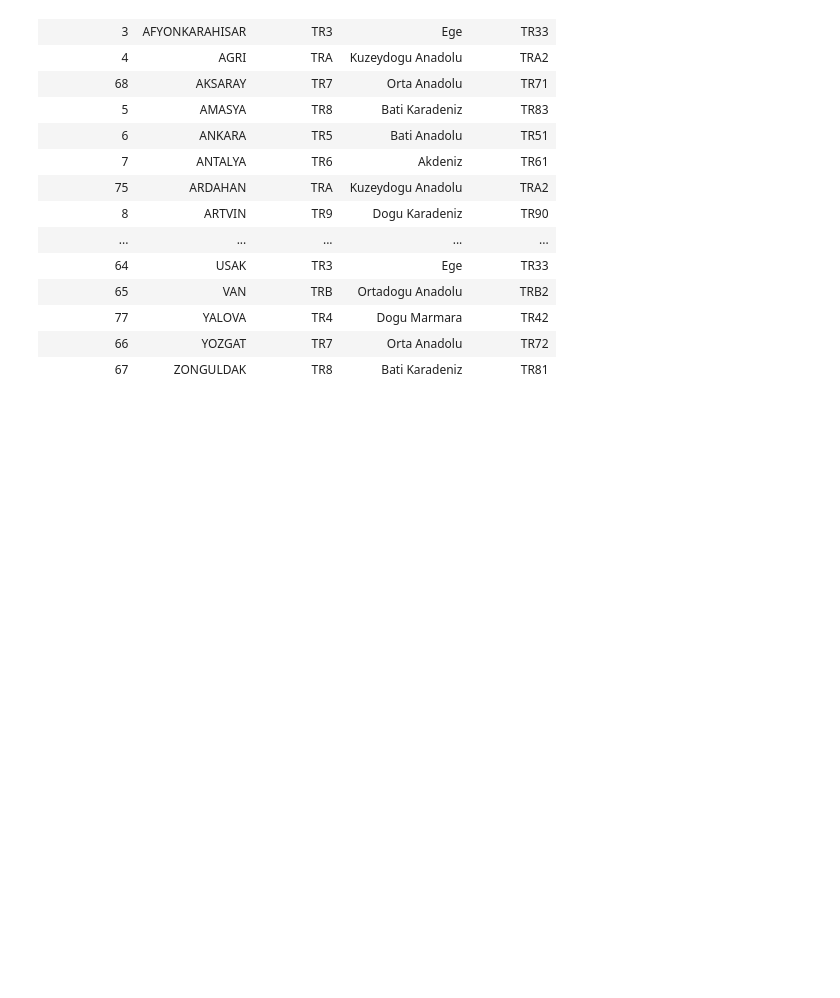
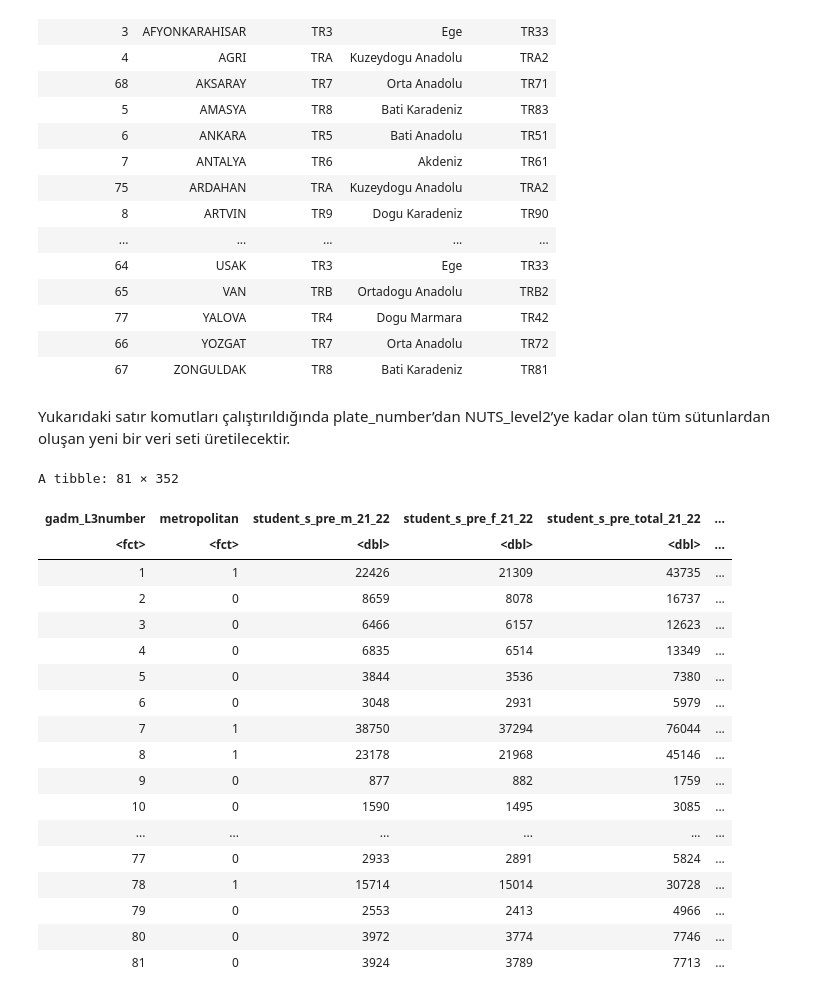
Before and after one commit to azem46/R_Colab_Handbook, a Jupyter notebook: R_Ders_11_Fonksiyonlar_2.ipynb, the cells around one changed output. Saved outputs shown, nothing was run; the diff lists cells and outputs as text; code cells hidden in the pictures; blank space fills up the shorter version.

```diff
--- a/R_Ders_11_Fonksiyonlar_2.ipynb
+++ b/R_Ders_11_Fonksiyonlar_2.ipynb
@@ -385,3 +385,28 @@ A tibble: 81 × 5
 | 77 | YALOVA | TR4 | Dogu Marmara | TR42 |
 | 66 | YOZGAT | TR7 | Orta Anadolu | TR72 |
 | 67 | ZONGULDAK | TR8 | Bati Karadeniz | TR81 |
+# %% [markdown]
+Yukarıdaki satır komutları çalıştırıldığında plate_number’dan NUTS_level2’ye kadar olan tüm sütunlardan oluşan yeni bir veri seti üretilecektir.
+# %%
+TR_stu |>
+  select(!plate_number:NUTS_level2)
+# %% [output]
+A tibble: 81 × 352
+| gadm_L3number | metropolitan | student_s_pre_m_21_22 | student_s_pre_f_21_22 | student_s_pre_total_21_22 | ... |
+| <fct> | <fct> | <dbl> | <dbl> | <dbl> | ... |
+| 1 | 1 | 22426 | 21309 | 43735 | ... |
+| 2 | 0 | 8659 | 8078 | 16737 | ... |
+| 3 | 0 | 6466 | 6157 | 12623 | ... |
+| 4 | 0 | 6835 | 6514 | 13349 | ... |
+| 5 | 0 | 3844 | 3536 | 7380 | ... |
+| 6 | 0 | 3048 | 2931 | 5979 | ... |
+| 7 | 1 | 38750 | 37294 | 76044 | ... |
+| 8 | 1 | 23178 | 21968 | 45146 | ... |
+| 9 | 0 | 877 | 882 | 1759 | ... |
+| 10 | 0 | 1590 | 1495 | 3085 | ... |
+| ... | ... | ... | ... | ... | ... |
+| 77 | 0 | 2933 | 2891 | 5824 | ... |
+| 78 | 1 | 15714 | 15014 | 30728 | ... |
+| 79 | 0 | 2553 | 2413 | 4966 | ... |
+| 80 | 0 | 3972 | 3774 | 7746 | ... |
+| 81 | 0 | 3924 | 3789 | 7713 | ... |
```
Also changed, not shown: parts of 73 cells of this notebook.
